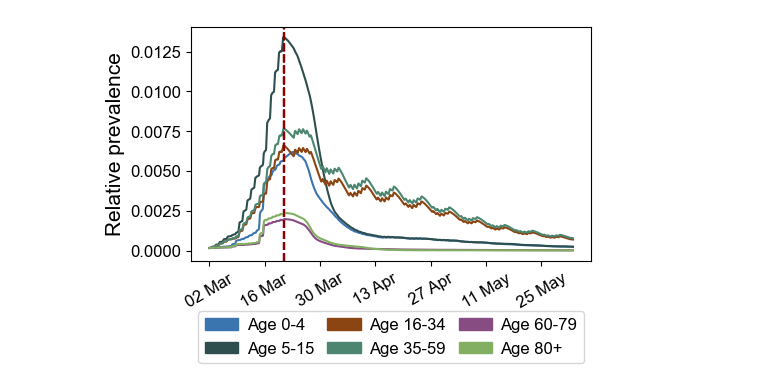
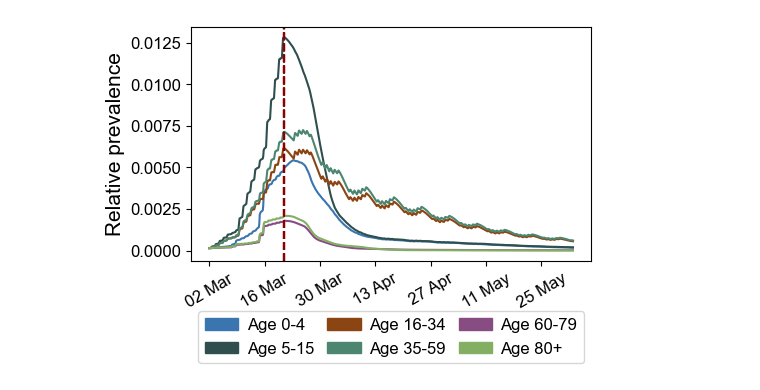
Before and after one commit to schminin/INSIDeMunich, a Jupyter notebook: analysis/scripts/2_ABM_overview/d_prevalence_per_age_group.ipynb, the cells around one changed output. Saved outputs shown, nothing was run; the diff lists cells and outputs as text; code cells hidden in the pictures.

```diff
--- a/analysis/scripts/2_ABM_overview/d_prevalence_per_age_group.ipynb
+++ b/analysis/scripts/2_ABM_overview/d_prevalence_per_age_group.ipynb
@@ -34,7 +34,7 @@ def load_prevalence_data(result_file, num_age_groups):
     return num_timesteps, infection_matrices
 # %%
 num_age_groups = 6
-result_file = 'pop8/num_agents_infections_hh_size_ag_pop8.txt'
+result_file = 'num_agents_infections_hh_size_ag.txt'
 num_timesteps, prevalence_matrices = load_prevalence_data(result_file, num_age_groups)
 # Plot relative infected per age group
 fig = plt.figure(figsize=(5, 3.5))
@@ -43,31 +43,31 @@ legend = {}
 for ag in range(num_age_groups):
     label = f'Age {idx_to_age_group[ag]}'
     legend[label] = list(ag_to_color_dict.values())[ag]
     matrix = prevalence_matrices[f'rel_infected_ag_{ag}']
     # Means
     mean_vals = matrix.mean(axis=0)
     x = np.arange(num_timesteps)
     ax.plot(x, mean_vals, color=list(ag_to_color_dict.values())[ag], label=label)
     # Lockdown is at day 19
     t_lockdown = 24 * 19
     ax.axvline(x=t_lockdown, color=colors['Dark red'], linestyle='--')
     # x-ticks positions
     xticks = np.arange(0, num_timesteps, 14*24)
     ax.set_xticks(xticks)
     # Convert xlabels to dates starting from March 2
     start_date = datetime(2020, 3, 2)
     labels = [(start_date + timedelta(hours=int(i))).strftime('%d %b') for i in xticks]
     # Set the labels
     ax.set_xticklabels(labels, rotation=30)
     ax.set_ylabel('Relative prevalence')
 
 #Legend
 patchList = []
 for key in legend:
     data_key = patches.Patch(color=legend[key], label=key)
     patchList.append(data_key)
 ax.legend(handles=patchList, loc='lower center', bbox_to_anchor=(0.5, -0.47), ncol = 3, columnspacing=0.8, handletextpad=0.5)
 fig.savefig(f'prevalence_per_ag.png', dpi=dpi)
 plt.show()
 # %% [output]
-[figure, old version]
+[figure, new version]
```
Also changed, not shown: 9 other files.
